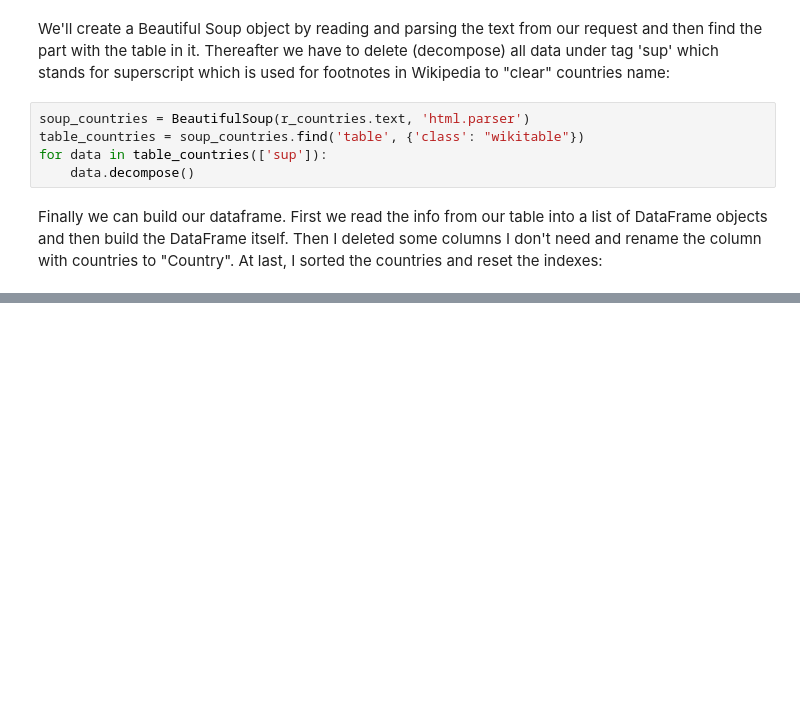
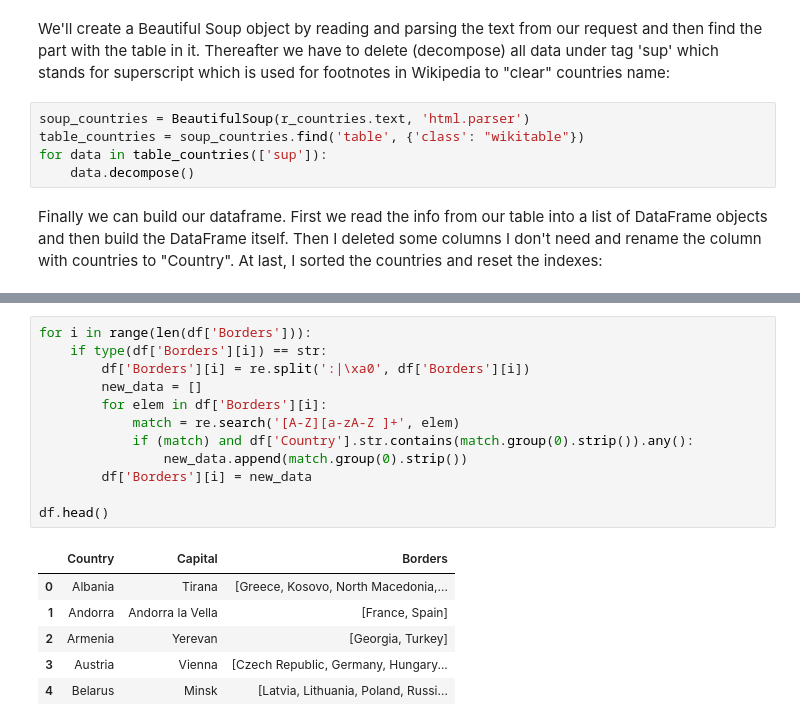
Before and after one commit to sltKaguya/itmo, a Jupyter notebook: discr_math/05_graph_theory/05_homework.ipynb, the cells around one changed output, grey strips where cells are left out. Saved outputs shown, nothing was run; the diff lists cells and outputs as text; blank space fills up the shorter version.

```diff
--- a/discr_math/05_graph_theory/05_homework.ipynb
+++ b/discr_math/05_graph_theory/05_homework.ipynb
@@ -139,0 +126,19 @@ df
+# %%
+for i in range(len(df['Borders'])):
+    if type(df['Borders'][i]) == str:
+        df['Borders'][i] = re.split(':|\xa0', df['Borders'][i])
+        new_data = []
+        for elem in df['Borders'][i]:
+            match = re.search('[A-Z][a-zA-Z ]+', elem)
+            if (match) and df['Country'].str.contains(match.group(0).strip()).any():
+                new_data.append(match.group(0).strip())
+        df['Borders'][i] = new_data
+
+df.head()
+# %% [output]
+|  | Country | Capital | Borders |
+| 0 | Albania | Tirana | [Greece, Kosovo, North Macedonia,... |
+| 1 | Andorra | Andorra la Vella | [France, Spain] |
+| 2 | Armenia | Yerevan | [Georgia, Turkey] |
+| 3 | Austria | Vienna | [Czech Republic, Germany, Hungary... |
+| 4 | Belarus | Minsk | [Latvia, Lithuania, Poland, Russi... |
```
Also changed, not shown: parts of 18 cells of this notebook, 1 other file.
